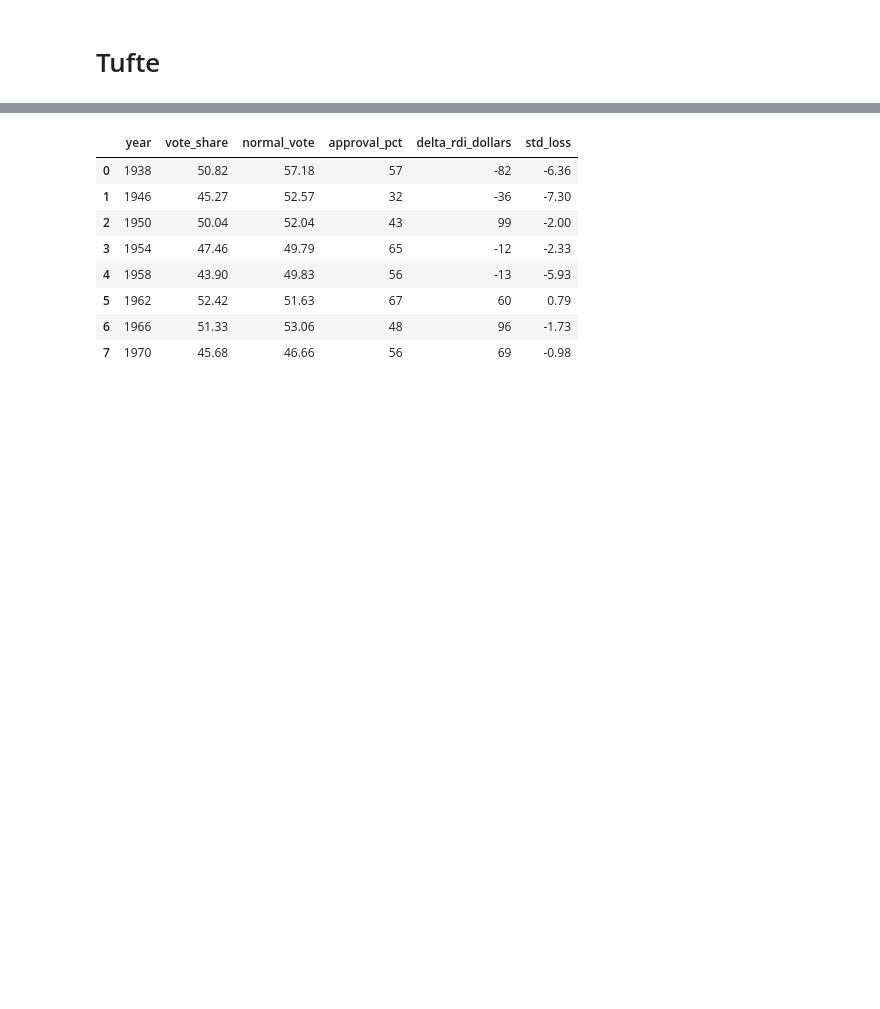
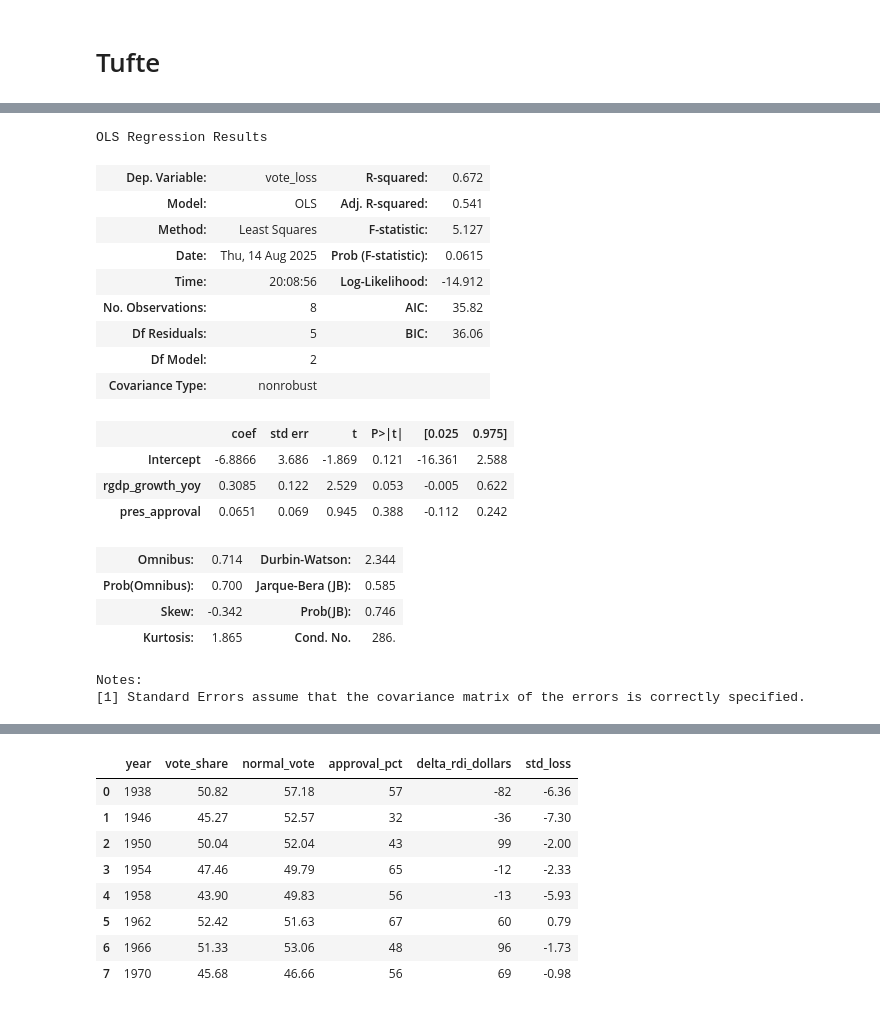
Before and after one commit to alexanderthclark/pols4728, a Jupyter notebook: book/chapters/predictive.ipynb, the cells around one changed output, grey strips where cells are left out. Cells and saved outputs as stored; diff of their text form; code cells hidden in the pictures; blank space fills up the shorter version.

```diff
--- a/book/chapters/predictive.ipynb
+++ b/book/chapters/predictive.ipynb
@@ -37,0 +105,24 @@ df1
+# %%
+res = smf.ols(formula='vote_loss ~ rgdp_growth_yoy + pres_approval', data=df1).fit()
+res.summary()
+# %% [output]
+OLS Regression Results
+| Dep. Variable: | vote_loss | R-squared: | 0.672 |
+| Model: | OLS | Adj. R-squared: | 0.541 |
+| Method: | Least Squares | F-statistic: | 5.127 |
+| Date: | Thu, 14 Aug 2025 | Prob (F-statistic): | 0.0615 |
+| Time: | 20:08:56 | Log-Likelihood: | -14.912 |
+| No. Observations: | 8 | AIC: | 35.82 |
+| Df Residuals: | 5 | BIC: | 36.06 |
+| Df Model: | 2 |  |  |
+| Covariance Type: | nonrobust |  |  |
+|  | coef | std err | t | P>|t| | [0.025 | 0.975] |
+| Intercept | -6.8866 | 3.686 | -1.869 | 0.121 | -16.361 | 2.588 |
+| rgdp_growth_yoy | 0.3085 | 0.122 | 2.529 | 0.053 | -0.005 | 0.622 |
+| pres_approval | 0.0651 | 0.069 | 0.945 | 0.388 | -0.112 | 0.242 |
+| Omnibus: | 0.714 | Durbin-Watson: | 2.344 |
+| Prob(Omnibus): | 0.700 | Jarque-Bera (JB): | 0.585 |
+| Skew: | -0.342 | Prob(JB): | 0.746 |
+| Kurtosis: | 1.865 | Cond. No. | 286. |
+Notes:
+[1] Standard Errors assume that the covariance matrix of the errors is correctly specified.
```
Also changed, not shown: parts of 9 cells of this notebook, 10 other files.
